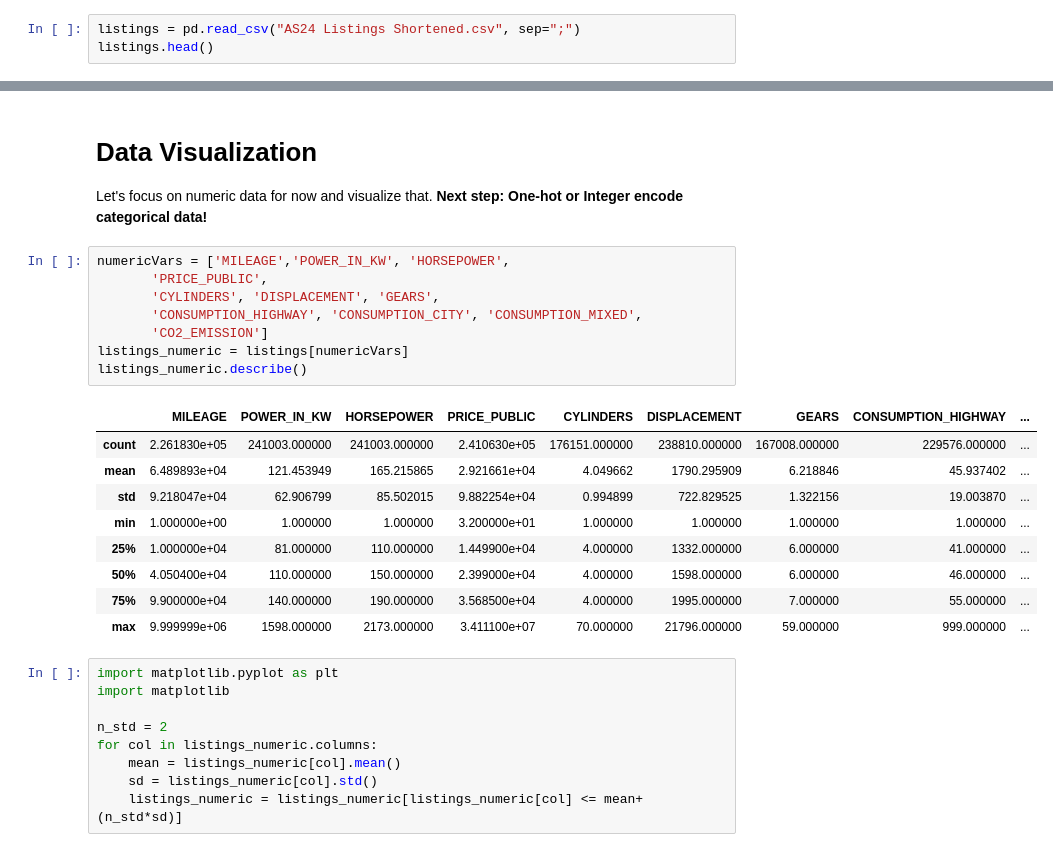
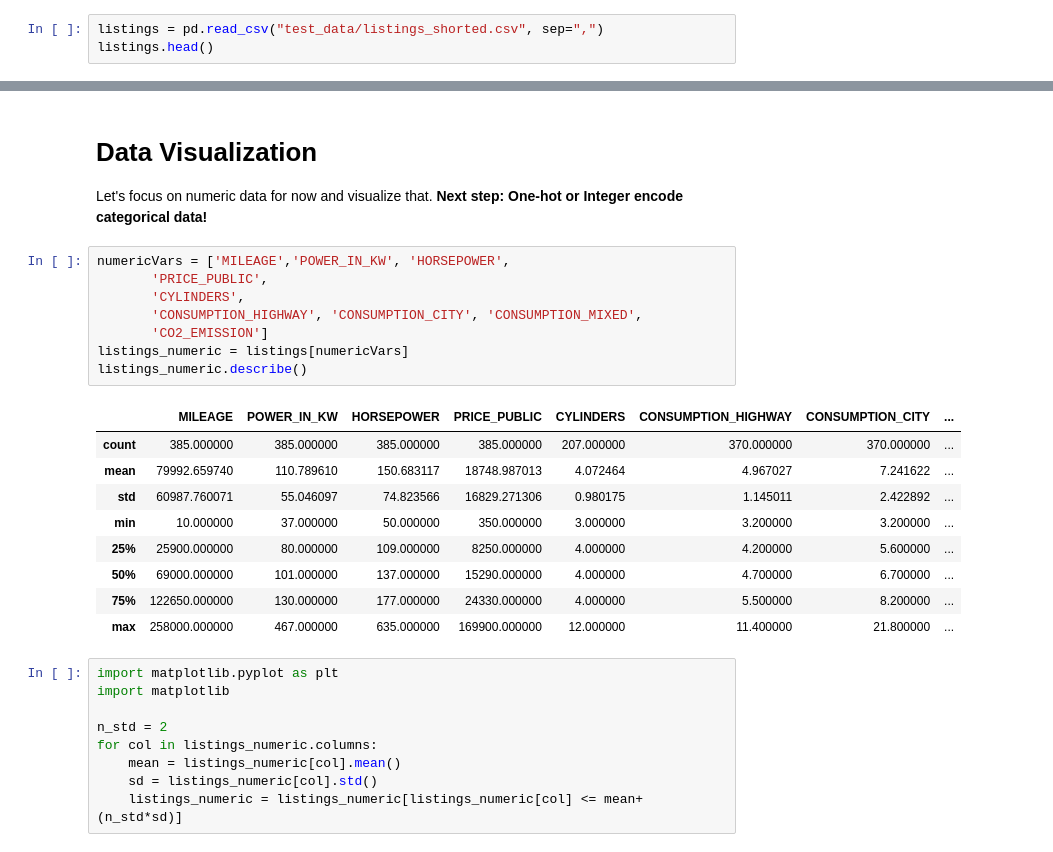
Before and after one commit to jc-cp/akina, a Jupyter notebook: AutoScout Listing Analysis.ipynb, the cells around one changed output, grey strips where cells are left out. Drawn from its saved outputs; the diff is of its cells as text.

```diff
--- a/AutoScout Listing Analysis.ipynb
+++ b/AutoScout Listing Analysis.ipynb
@@ -7,4 +11,4 @@ import pandas as pd
 # %%
-listings = pd.read_csv("AS24 Listings Shortened.csv", sep=";")
+listings = pd.read_csv("test_data/listings_shorted.csv", sep=",")
 listings.head()
 # %% [output]
@@ -83,21 +92,21 @@ Let's focus on numeric data for now and visualize that. **Next step: One-hot or
 # %%
 numericVars = ['MILEAGE','POWER_IN_KW', 'HORSEPOWER',
        'PRICE_PUBLIC',
-       'CYLINDERS', 'DISPLACEMENT', 'GEARS',
+       'CYLINDERS',
        'CONSUMPTION_HIGHWAY', 'CONSUMPTION_CITY', 'CONSUMPTION_MIXED',
        'CO2_EMISSION']
 listings_numeric = listings[numericVars]
 listings_numeric.describe()
 # %% [output]
-|  | MILEAGE | POWER_IN_KW | HORSEPOWER | PRICE_PUBLIC | CYLINDERS | DISPLACEMENT | GEARS | CONSUMPTION_HIGHWAY | ... |
-| count | 2.261830e+05 | 241003.000000 | 241003.000000 | 2.410630e+05 | 176151.000000 | 238810.000000 | 167008.000000 | 229576.000000 | ... |
-| mean | 6.489893e+04 | 121.453949 | 165.215865 | 2.921661e+04 | 4.049662 | 1790.295909 | 6.218846 | 45.937402 | ... |
-| std | 9.218047e+04 | 62.906799 | 85.502015 | 9.882254e+04 | 0.994899 | 722.829525 | 1.322156 | 19.003870 | ... |
-| min | 1.000000e+00 | 1.000000 | 1.000000 | 3.200000e+01 | 1.000000 | 1.000000 | 1.000000 | 1.000000 | ... |
-| 25% | 1.000000e+04 | 81.000000 | 110.000000 | 1.449900e+04 | 4.000000 | 1332.000000 | 6.000000 | 41.000000 | ... |
-| 50% | 4.050400e+04 | 110.000000 | 150.000000 | 2.399000e+04 | 4.000000 | 1598.000000 | 6.000000 | 46.000000 | ... |
-| 75% | 9.900000e+04 | 140.000000 | 190.000000 | 3.568500e+04 | 4.000000 | 1995.000000 | 7.000000 | 55.000000 | ... |
-| max | 9.999999e+06 | 1598.000000 | 2173.000000 | 3.411100e+07 | 70.000000 | 21796.000000 | 59.000000 | 999.000000 | ... |
+|  | MILEAGE | POWER_IN_KW | HORSEPOWER | PRICE_PUBLIC | CYLINDERS | CONSUMPTION_HIGHWAY | CONSUMPTION_CITY | ... |
+| count | 385.000000 | 385.000000 | 385.000000 | 385.000000 | 207.000000 | 370.000000 | 370.000000 | ... |
+| mean | 79992.659740 | 110.789610 | 150.683117 | 18748.987013 | 4.072464 | 4.967027 | 7.241622 | ... |
+| std | 60987.760071 | 55.046097 | 74.823566 | 16829.271306 | 0.980175 | 1.145011 | 2.422892 | ... |
+| min | 10.000000 | 37.000000 | 50.000000 | 350.000000 | 3.000000 | 3.200000 | 3.200000 | ... |
+| 25% | 25900.000000 | 80.000000 | 109.000000 | 8250.000000 | 4.000000 | 4.200000 | 5.600000 | ... |
+| 50% | 69000.000000 | 101.000000 | 137.000000 | 15290.000000 | 4.000000 | 4.700000 | 6.700000 | ... |
+| 75% | 122650.000000 | 130.000000 | 177.000000 | 24330.000000 | 4.000000 | 5.500000 | 8.200000 | ... |
+| max | 258000.000000 | 467.000000 | 635.000000 | 169900.000000 | 12.000000 | 11.400000 | 21.800000 | ... |
 # %%
 import matplotlib.pyplot as plt
 import matplotlib
```
Also changed, not shown: parts of 26 cells of this notebook, 4 other files.
